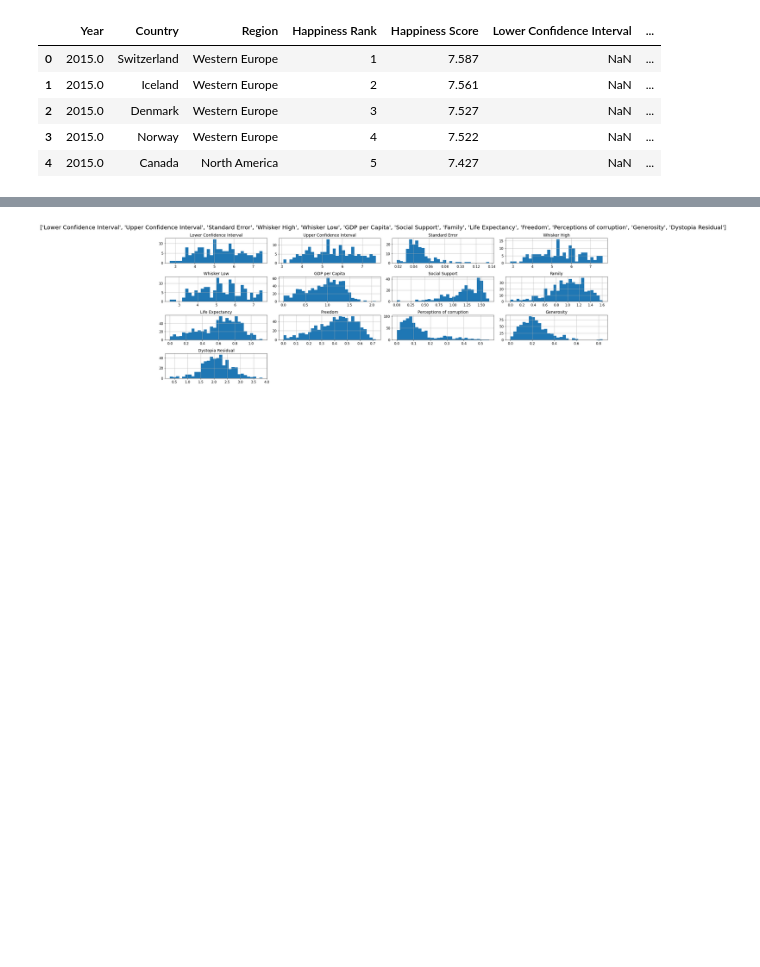
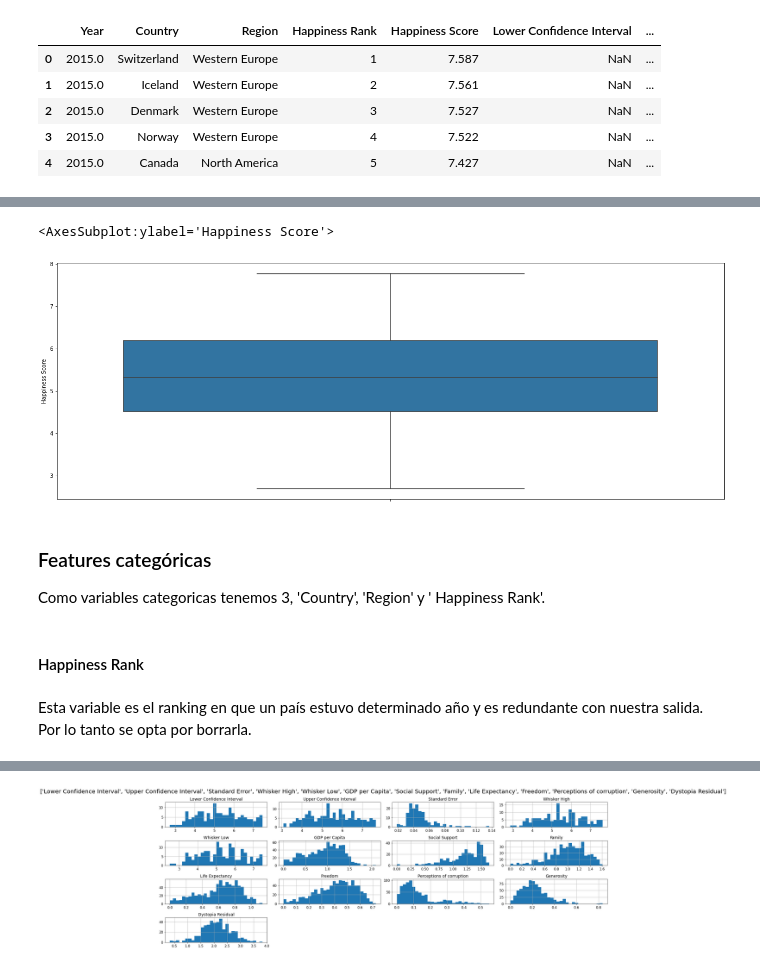
Before and after one commit to AguAcerbo/Carrera-de-Especializacion-en-IA, a Jupyter notebook: B3-Machine_Learning/Trabajo Final/Trabajo Final ML.ipynb, the cells around one changed output, grey strips where cells are left out. Cells and saved outputs as stored; diff of their text form; code cells hidden in the pictures; blank space fills up the shorter version.

```diff
--- a/B3-Machine_Learning/Trabajo Final/Trabajo Final ML.ipynb
+++ b/B3-Machine_Learning/Trabajo Final/Trabajo Final ML.ipynb
@@ -620,0 +583,14 @@ output = ['Happiness Score']
+# %%
+fig,axes = plt.subplots(1,1,figsize=(22,8),sharex='row',sharey='row')
+sns.boxplot(y=full_dataset['Happiness Score'])
+# %% [output]
+<AxesSubplot:ylabel='Happiness Score'>
+[figure, added]
+# %% [markdown]
+### Features categóricas
+
+Como variables categoricas tenemos 3, 'Country', 'Region' y ' Happiness Rank'.
+# %% [markdown]
+#### Happiness Rank
+# %% [markdown]
+Esta variable es el ranking en que un país estuvo determinado año y es redundante con nuestra salida. Por lo tanto se opta por borrarla.
```
Also changed, not shown: parts of 41 cells of this notebook.
